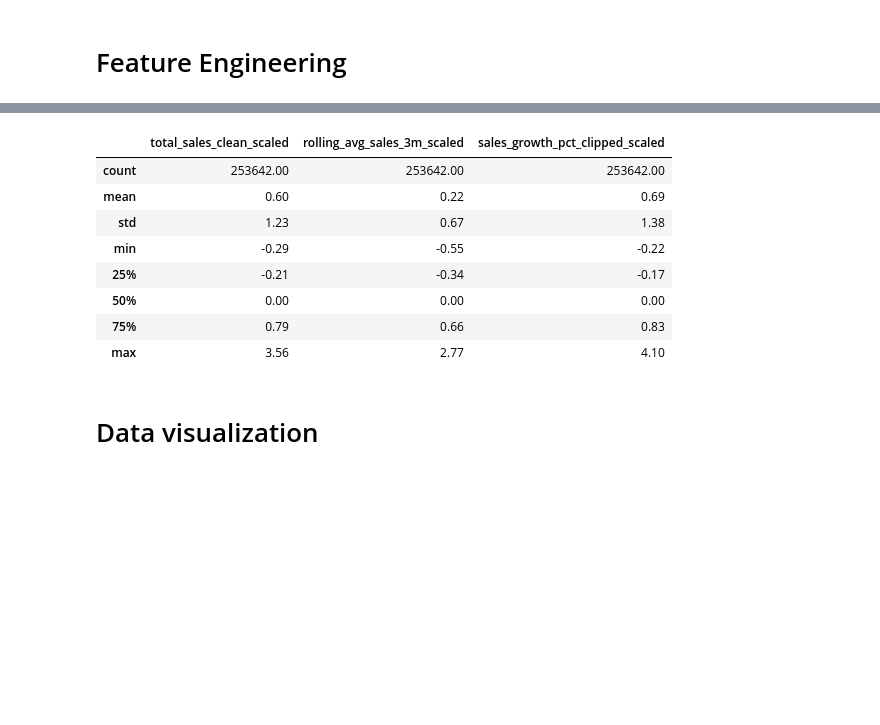
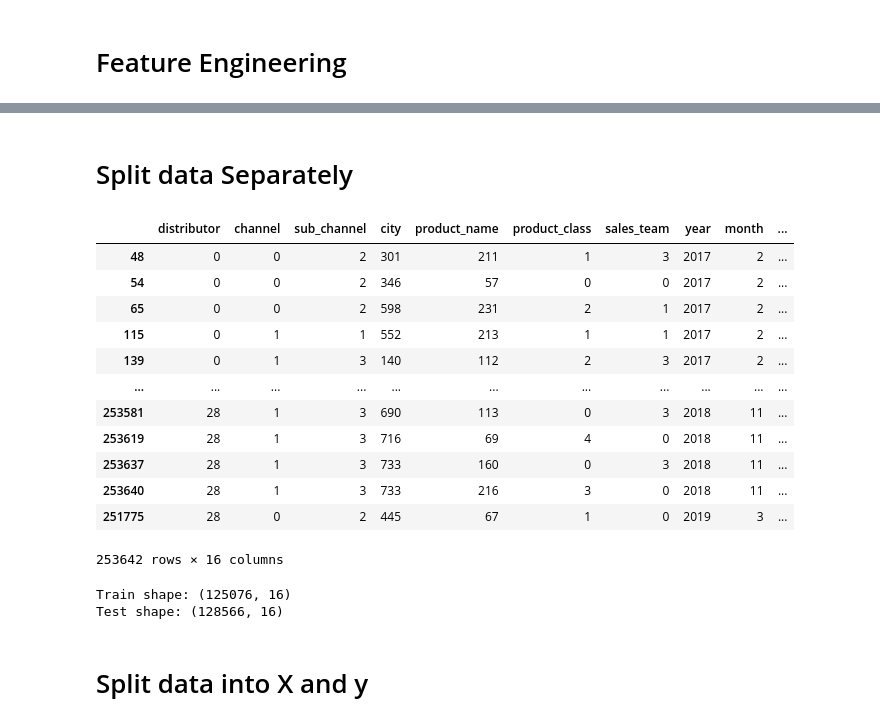
Before and after one commit to Mipjeiger/mini-project-pharmacy-business-engineering-end-to-end, a Jupyter notebook: notebooks/sales.ipynb, the cells around one changed output, grey strips where cells are left out. Drawn from its saved outputs; the diff is of its cells as text; code cells hidden in the pictures; blank space fills up the shorter version.

```diff
--- a/notebooks/sales.ipynb
+++ b/notebooks/sales.ipynb
@@ -137,0 +125,15 @@ features[['total_sales_clean', 'rolling_avg_sales_3m', 'avg_price', 'sales_growt
+# %%
+# Encode data
+from sklearn.preprocessing import LabelEncoder
+le = LabelEncoder()
+
+# Encode features and append all columns to features_encoded dictionary
+features_encoded = {}
+for col in features.columns:
+    if features[col].dtype == 'object':
+        features_encoded[col] = le.fit_transform(features[col])
+    else:
+        features_encoded[col] = features[col].values
+
+features_encoded = pd.DataFrame(features_encoded)
+features_encoded.head(10)
@@ -137,0 +175,40 @@ features[['total_sales_clean', 'rolling_avg_sales_3m', 'avg_price', 'sales_growt
+# %% [markdown]
+# Split data Separately
+# %%
+# Sort values data based on Distributor, year, and month
+features_encoded = features_encoded.sort_values(by=["distributor","year", "month"])
+
+def time_split(feature_encoded, split_date=(2018, 9)):
+    train = feature_encoded[
+        (feature_encoded["year"] < split_date[0]) |
+        ((feature_encoded["year"] == split_date[0]) & (feature_encoded["month"] < split_date[1]))
+    ]
+    test = feature_encoded[
+        (feature_encoded["year"] > split_date[0]) |
+        ((feature_encoded["year"] == split_date[0]) & (feature_encoded["month"] >= split_date[1]))
+    ]
+    return train, test
+
+train, test = time_split(features_encoded)
+# %%
+features_encoded
+# %% [output]
+|  | distributor | channel | sub_channel | city | product_name | product_class | sales_team | year | month | ... |
+| 48 | 0 | 0 | 2 | 301 | 211 | 1 | 3 | 2017 | 2 | ... |
+| 54 | 0 | 0 | 2 | 346 | 57 | 0 | 0 | 2017 | 2 | ... |
+| 65 | 0 | 0 | 2 | 598 | 231 | 2 | 1 | 2017 | 2 | ... |
+| 115 | 0 | 1 | 1 | 552 | 213 | 1 | 1 | 2017 | 2 | ... |
+| 139 | 0 | 1 | 3 | 140 | 112 | 2 | 3 | 2017 | 2 | ... |
+| ... | ... | ... | ... | ... | ... | ... | ... | ... | ... | ... |
+| 253581 | 28 | 1 | 3 | 690 | 113 | 0 | 3 | 2018 | 11 | ... |
+| 253619 | 28 | 1 | 3 | 716 | 69 | 4 | 0 | 2018 | 11 | ... |
+| 253637 | 28 | 1 | 3 | 733 | 160 | 0 | 3 | 2018 | 11 | ... |
+| 253640 | 28 | 1 | 3 | 733 | 216 | 3 | 0 | 2018 | 11 | ... |
+| 251775 | 28 | 0 | 2 | 445 | 67 | 1 | 0 | 2019 | 3 | ... |
+253642 rows × 16 columns
+# %%
+print("Train shape:", train.shape)
+print("Test shape:", test.shape)
+# %% [output]
+Train shape: (125076, 16)
+Test shape: (128566, 16)
@@ -138 +230,3 @@ features[['total_sales_clean', 'rolling_avg_sales_3m', 'avg_price', 'sales_growt
+# %% [markdown]
+# Split data into X and y
 # %%
@@ -143,14 +244,0 @@ features_scaled = scaler.fit_transform(features[["total_sales_clean", "rolling_a
-# %%
-pd.DataFrame(features_scaled, columns=["total_sales_clean_scaled", "rolling_avg_sales_3m_scaled", "sales_growth_pct_clipped_scaled"]).describe()
-# %% [output]
-|  | total_sales_clean_scaled | rolling_avg_sales_3m_scaled | sales_growth_pct_clipped_scaled |
-| count | 253642.00 | 253642.00 | 253642.00 |
-| mean | 0.60 | 0.22 | 0.69 |
-| std | 1.23 | 0.67 | 1.38 |
-| min | -0.29 | -0.55 | -0.22 |
-| 25% | -0.21 | -0.34 | -0.17 |
-| 50% | 0.00 | 0.00 | 0.00 |
-| 75% | 0.79 | 0.66 | 0.83 |
-| max | 3.56 | 2.77 | 4.10 |
-# %% [markdown]
-# Data visualization
```
Also changed, not shown: parts of 14 cells of this notebook, 2 other files.
